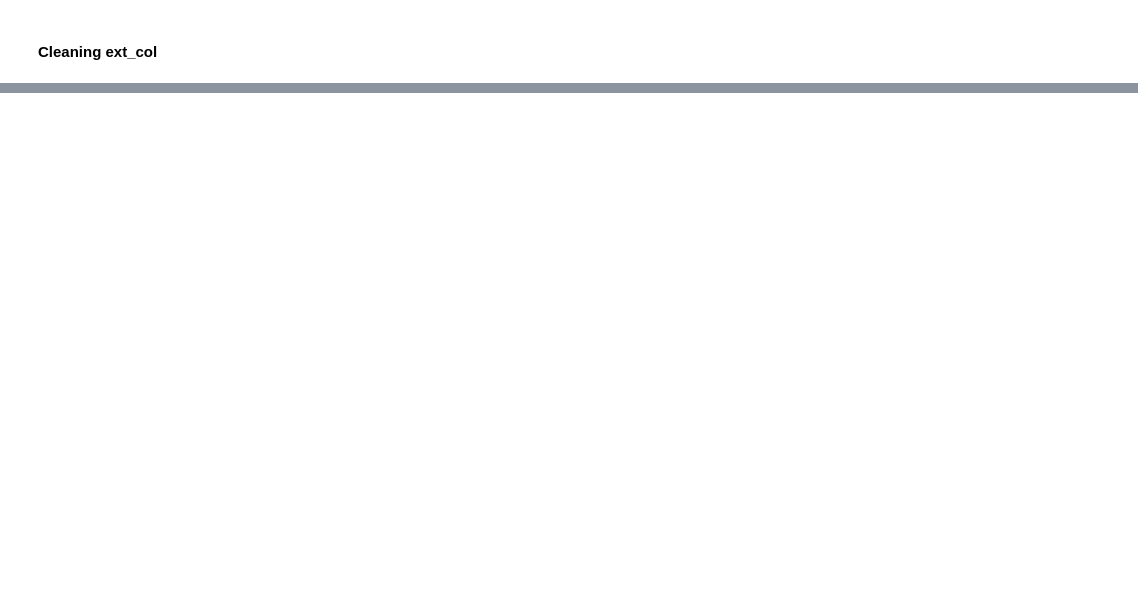
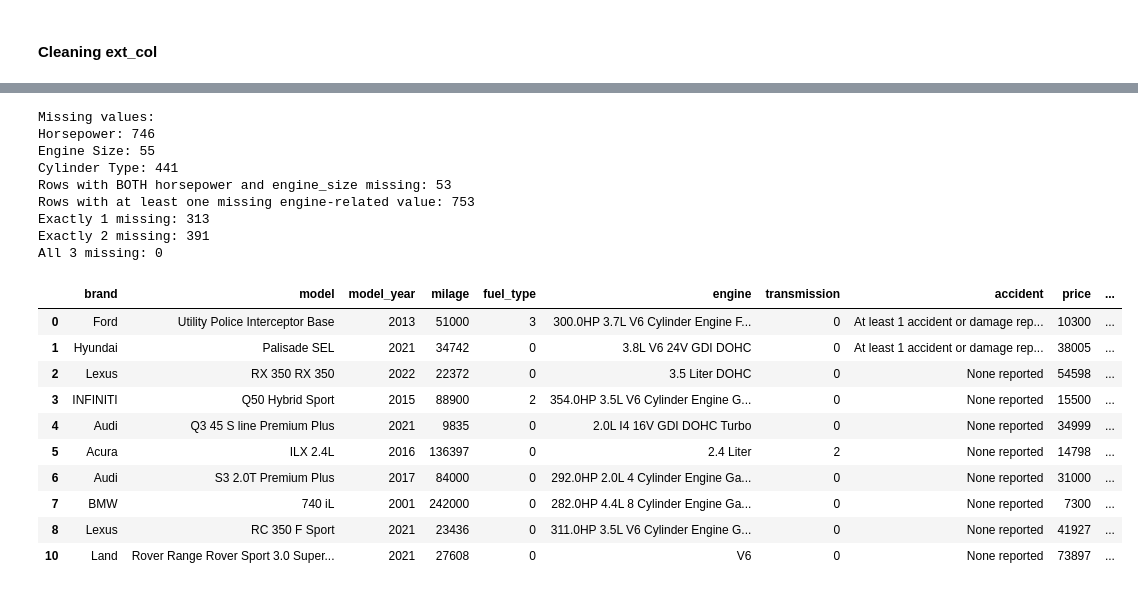
Before and after one commit to jiwenofu/Neural-Network-Project, a Jupyter notebook: ANN_Project.ipynb, the cells around one changed output, grey strips where cells are left out. Saved outputs shown, nothing was run; the diff lists cells and outputs as text; code cells hidden in the pictures; blank space fills up the shorter version.

```diff
--- a/ANN_Project.ipynb
+++ b/ANN_Project.ipynb
@@ -311,0 +317,68 @@ Name: count, dtype: int64
+# %%
+import re
+
+# Extract horsepower (e.g., '300.0HP')
+used_cars['horsepower'] = used_cars['engine'].apply(lambda x: re.findall(r'(\d+(\.\d+)?)HP', str(x)))
+used_cars['horsepower'] = used_cars['horsepower'].apply(lambda x: x[0][0] if x else None)
+
+# Extract engine size (e.g., '3.7L', '2.0L')
+used_cars['engine_size'] = used_cars['engine'].apply(lambda x: re.findall(r'(\d+(\.\d+)?)L|(\d+(\.\d+)?) Liter', str(x)))
+used_cars['engine_size'] = used_cars['engine_size'].apply(lambda x: x[0][0] if x else None)
+
+# Extract cylinder type (e.g., 'V6', '4 Cylinder')
+used_cars['cylinder_type'] = used_cars['engine'].apply(lambda x: re.findall(r'V\d|(\d+ Cylinder)', str(x)))
+used_cars['cylinder_type'] = used_cars['cylinder_type'].apply(lambda x: x[0] if x else None)
+
+# Count missing (None or NaN) values in the new columns
+missing_horsepower = used_cars['horsepower'].isna().sum()
+missing_engine_size = used_cars['engine_size'].isna().sum()
+missing_cylinder_type = used_cars['cylinder_type'].isna().sum()
+
+print("Missing values:")
+print(f"Horsepower: {missing_horsepower}")
+print(f"Engine Size: {missing_engine_size}")
+print(f"Cylinder Type: {missing_cylinder_type}")
+
+# Check how many rows have BOTH horsepower and engine_size missing
+both_missing = used_cars[used_cars['horsepower'].isna() & used_cars['engine_size'].isna()]
+print(f"Rows with BOTH horsepower and engine_size missing: {both_missing.shape[0]}")
+
+missing_any = used_cars[['horsepower', 'engine_size', 'cylinder_type']].isnull().any(axis=1)
+print("Rows with at least one missing engine-related value:", missing_any.sum())
+
+
+used_cars = used_cars[~(
+    used_cars['horsepower'].isnull() &
+    used_cars['engine_size'].isnull() &
+    used_cars['cylinder_type'].isnull()
+)]
+
+missing_count = used_cars[['horsepower', 'engine_size', 'cylinder_type']].isnull().sum(axis=1)
+
+print("Exactly 1 missing:", (missing_count == 1).sum())
+print("Exactly 2 missing:", (missing_count == 2).sum())
+print("All 3 missing:", (missing_count == 3).sum())
+
+
+used_cars.head(10)
+# %% [output]
+Missing values:
+Horsepower: 746
+Engine Size: 55
+Cylinder Type: 441
+Rows with BOTH horsepower and engine_size missing: 53
+Rows with at least one missing engine-related value: 753
+Exactly 1 missing: 313
+Exactly 2 missing: 391
+All 3 missing: 0
+|  | brand | model | model_year | milage | fuel_type | engine | transmission | accident | price | ... |
+| 0 | Ford | Utility Police Interceptor Base | 2013 | 51000 | 3 | 300.0HP 3.7L V6 Cylinder Engine F... | 0 | At least 1 accident or damage rep... | 10300 | ... |
+| 1 | Hyundai | Palisade SEL | 2021 | 34742 | 0 | 3.8L V6 24V GDI DOHC | 0 | At least 1 accident or damage rep... | 38005 | ... |
+| 2 | Lexus | RX 350 RX 350 | 2022 | 22372 | 0 | 3.5 Liter DOHC | 0 | None reported | 54598 | ... |
+| 3 | INFINITI | Q50 Hybrid Sport | 2015 | 88900 | 2 | 354.0HP 3.5L V6 Cylinder Engine G... | 0 | None reported | 15500 | ... |
+| 4 | Audi | Q3 45 S line Premium Plus | 2021 | 9835 | 0 | 2.0L I4 16V GDI DOHC Turbo | 0 | None reported | 34999 | ... |
+| 5 | Acura | ILX 2.4L | 2016 | 136397 | 0 | 2.4 Liter | 2 | None reported | 14798 | ... |
+| 6 | Audi | S3 2.0T Premium Plus | 2017 | 84000 | 0 | 292.0HP 2.0L 4 Cylinder Engine Ga... | 0 | None reported | 31000 | ... |
+| 7 | BMW | 740 iL | 2001 | 242000 | 0 | 282.0HP 4.4L 8 Cylinder Engine Ga... | 0 | None reported | 7300 | ... |
+| 8 | Lexus | RC 350 F Sport | 2021 | 23436 | 0 | 311.0HP 3.5L V6 Cylinder Engine G... | 0 | None reported | 41927 | ... |
+| 10 | Land | Rover Range Rover Sport 3.0 Super... | 2021 | 27608 | 0 | V6 | 0 | None reported | 73897 | ... |
```
Also changed, not shown: parts of 3 cells of this notebook.
